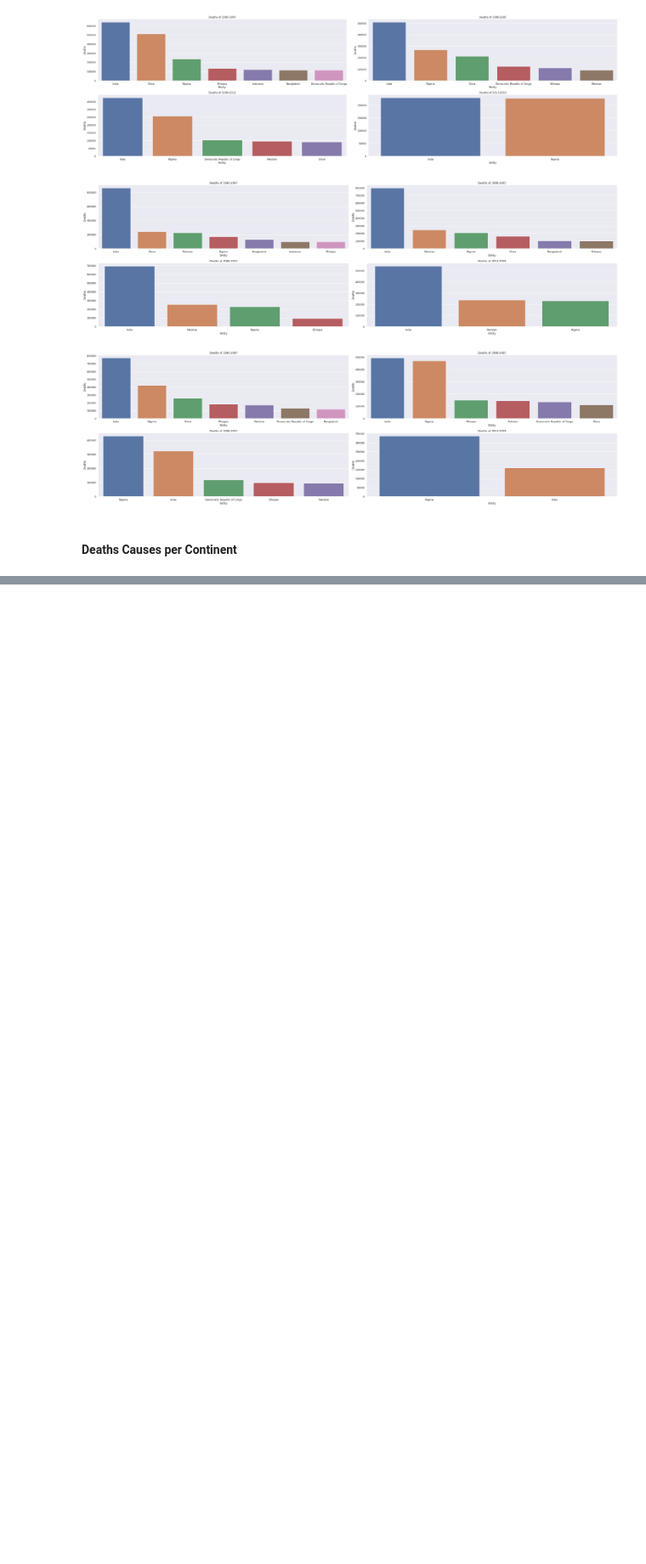
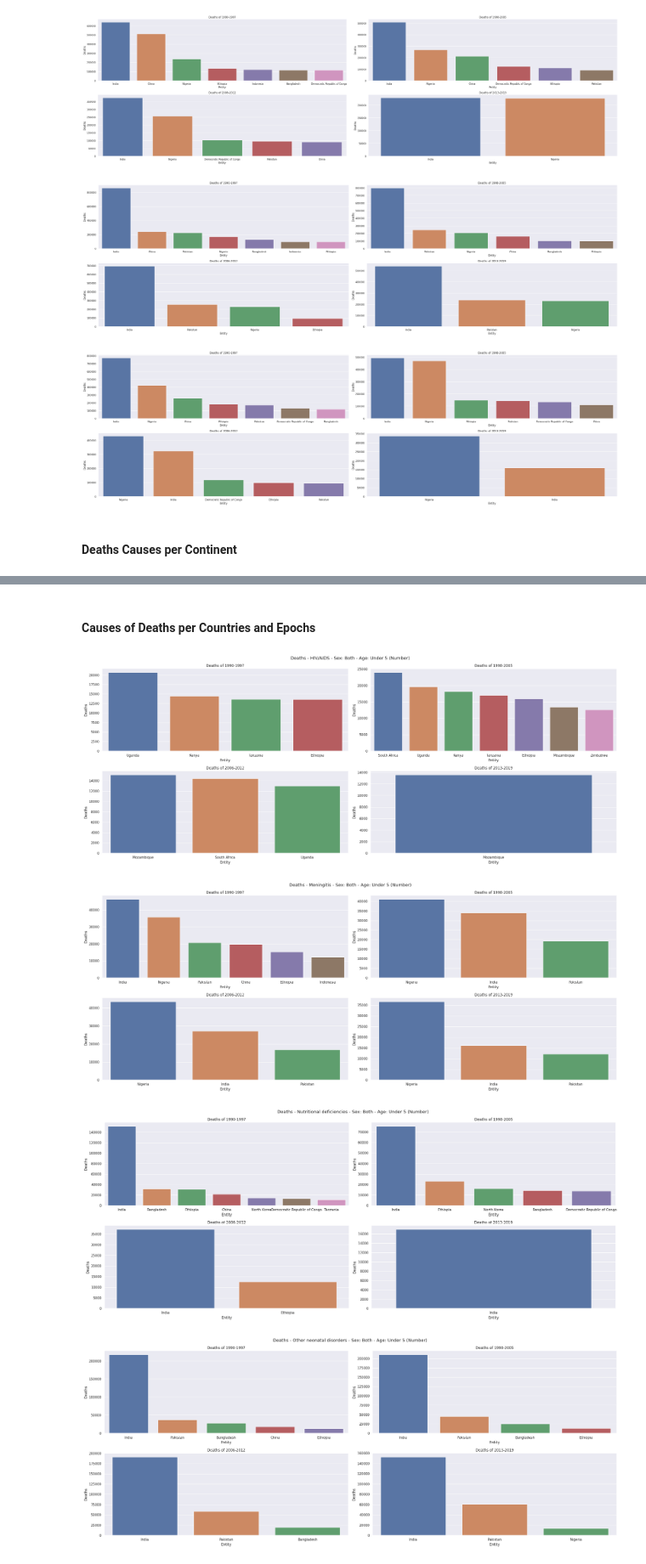
Before and after one commit to rodrigo-espino/Statsproject, a Jupyter notebook: Main_project.ipynb, the cells around one changed output, grey strips where cells are left out. Shown at 85% size. Drawn from its saved outputs; the diff is of its cells as text; code cells hidden in the pictures; blank space fills up the shorter version.

```diff
--- a/Main_project.ipynb
+++ b/Main_project.ipynb
@@ -373,7 +368,7 @@ Deaths_causes_columns = ['Deaths - HIV/AIDS - Sex: Both - Age: Under 5 (Number)'
        'Deaths - Neonatal preterm birth - Sex: Both - Age: Under 5 (Number)',
        'Deaths - Diarrheal diseases - Sex: Both - Age: Under 5 (Number)']
 # %%
-def plot_causes_by_continent(cause, top=10, figsize = (25,10), all_continents = True):
+def plot_causes_by_continent(cause, top=10, figsize = (25,10), all_continents = True, continent = True):
     data_sorted = mean_deaths_by_epoch.sort_values(by=cause, ascending=False)
     if not all_continents:
         index_continent_to_delete = data_sorted.Continent.loc[
@@ -388,7 +383,10 @@ def plot_causes_by_continent(cause, top=10, figsize = (25,10), all_continents =
     for epoch, ax in zip(Epochs, axes.flatten()):
         data_epoch = data_sorted.loc[data_sorted['Epoch'] == epoch]
         try:
-            sns.barplot(data= data_epoch, x='Continent', y=cause, ax=ax)
+            if continent:
+                sns.barplot(data= data_epoch, x='Continent', y=cause, ax=ax)
+            else:
+                sns.barplot(data=data_epoch, x= 'Entity', y=cause, ax=ax)
         except:
             print('Cannot display the graph. Increase the number of Top. Default number is 10')
         ax.set_ylabel('Deaths')
@@ -411,3 +409,13 @@ for cause in Deaths_causes_columns:
 [figure]
 [figure]
 [figure]
+# %% [markdown]
+#### Causes of Deaths per Countries and Epochs
+# %%
+for cause in Deaths_causes_columns:
+    plot_causes_by_continent(cause, top=15, figsize = (25,10), all_continents = False, continent = False)
+# %% [output]
+[figure, added]
+[figure, added]
+[figure, added]
+[figure, added]
```
Also changed, not shown: parts of 8 cells of this notebook.
